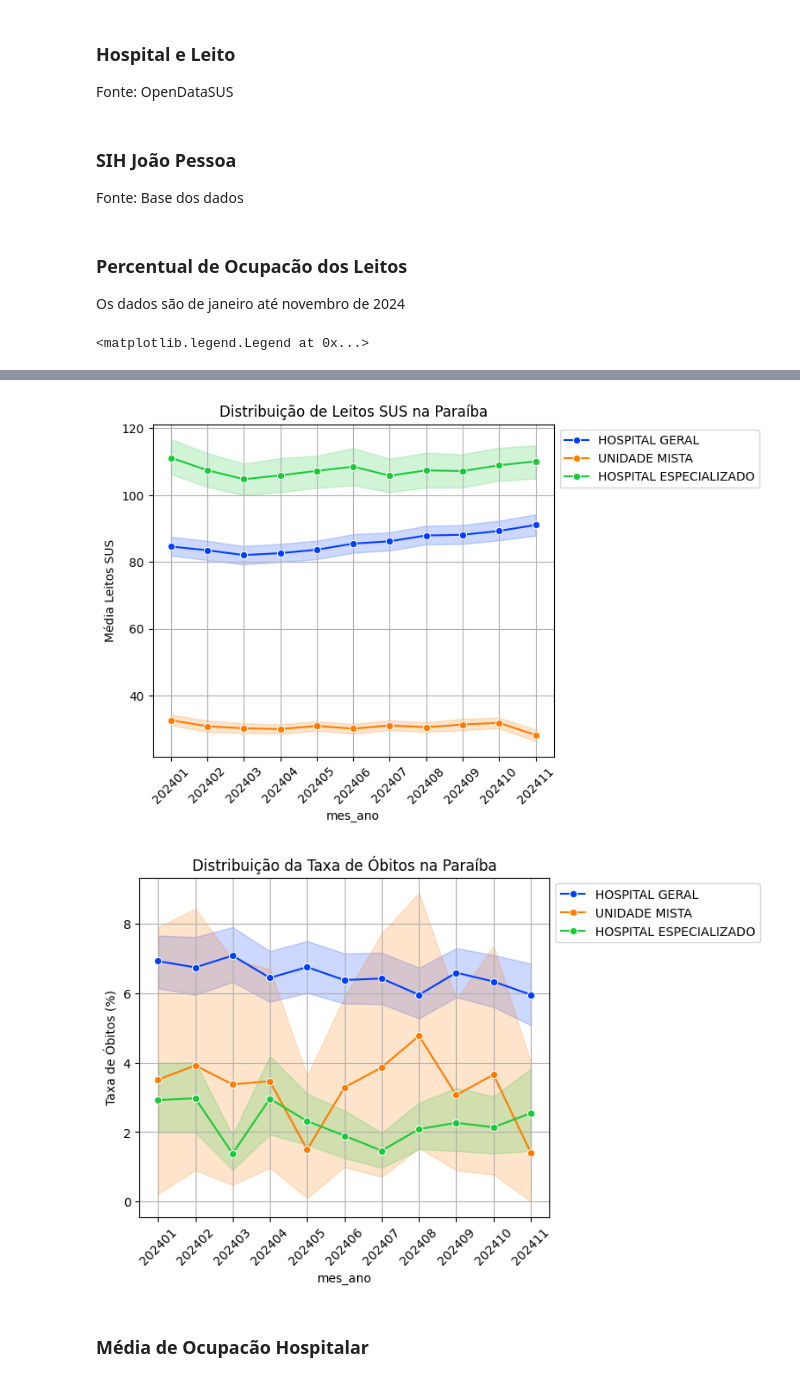
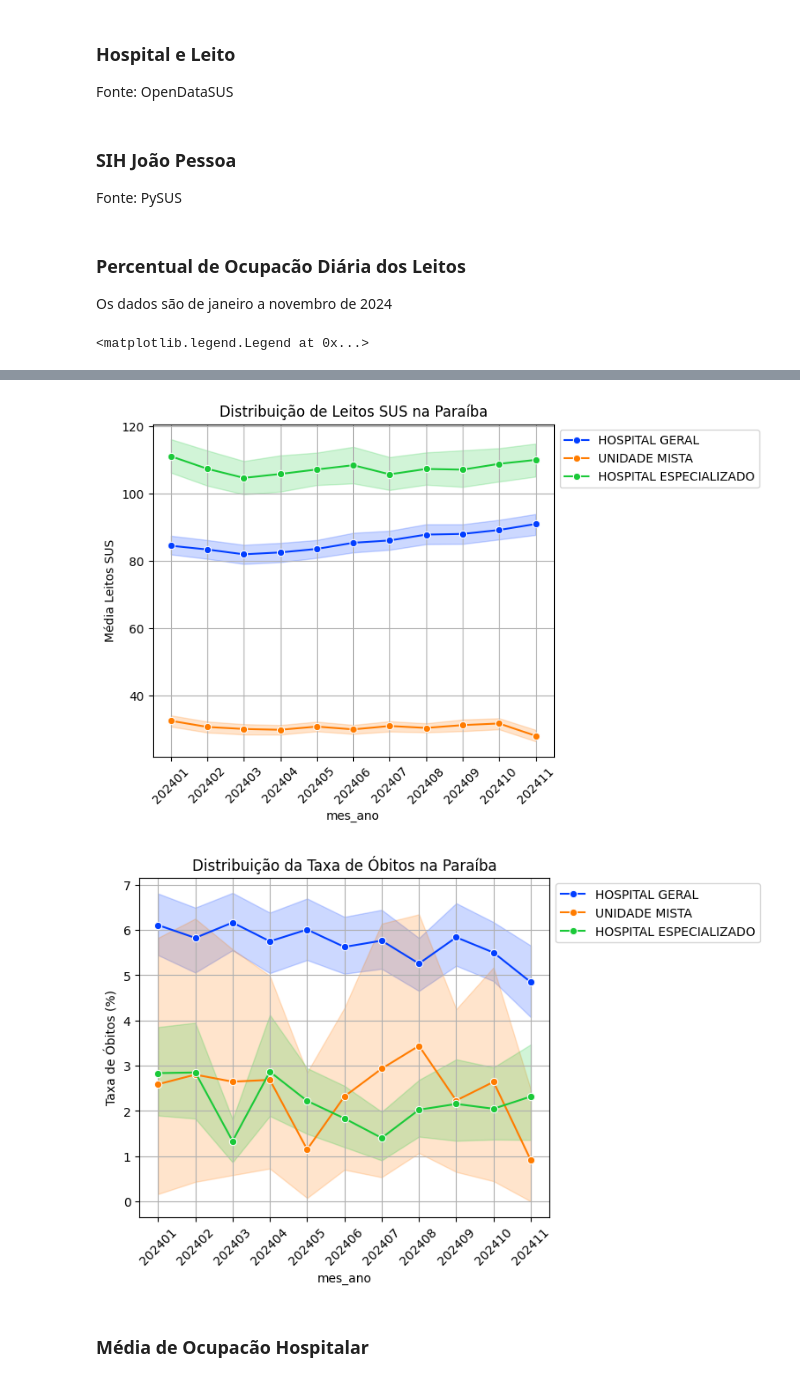
Before and after one commit to ceciliapaiva/analise-superlotacao-hospitais-pb, a Jupyter notebook: relatorio.ipynb, the cells around one changed output, grey strips where cells are left out. Drawn from its saved outputs; the diff is of its cells as text; code cells hidden in the pictures.

```diff
--- a/relatorio.ipynb
+++ b/relatorio.ipynb
@@ -30,7 +30,7 @@ hospital_e_leitos_pb['TIPO_GESTAO'] = hospital_e_leitos_pb['TIPO_GESTAO'].replac
 })
 # %% [markdown]
 ### SIH João Pessoa
-Fonte: Base dos dados
+Fonte: PySUS
 # %%
 # Dicionário de Variáveis (https://pcdas.icict.fiocruz.br/conjunto-de-dados/sistema-de-informacoes-hospitalares-do-sus-sihsus/dicionario-de-variaveis/)
 sih_pb_2024 = pd.read_csv('dados/dados_sih_pb_2024.csv')
@@ -66,8 +66,8 @@ sih_pb_2024 = sih_pb_2024.rename(columns={
 
 sih_pb_2024 = sih_pb_2024[sih_pb_2024['MES_CMPT'] <= 11]
 # %% [markdown]
-### Percentual de Ocupacão dos Leitos
-Os dados são de janeiro até novembro de 2024
+### Percentual de Ocupacão Diária dos Leitos
+Os dados são de janeiro a novembro de 2024
 # %%
 # pegando apenas o ano e mes e inserindo em nova coluna
 sih_pb_2024['mes_ano'] = sih_pb_2024['dt_internacao'].astype(str).str[:6]
@@ -82,53 +82,56 @@ qtd_saidas = qtd_saidas.rename(columns={'mes_ano_saida': 'mes_ano', 'dt_saida':
 qtd_entradas = qtd_entradas.rename(columns={'dt_internacao': 'data'})
 qtd_leitos_sus = hospital_e_leitos_pb[['ID_CNES', 'mes_ano_leitos', 'LEITOS_SUS']]
 sih_pb_2024['data'] = sih_pb_2024['dt_internacao']
-taxa_obitos_pct = sih_pb_2024.groupby(['id_cnes', 'mes_ano', 'data'])['obito'].mean().mul(100).reset_index(name='taxa_obito_pct')
+taxa_obitos_pct = sih_pb_2024.groupby(['id_cnes', 'mes_ano', 'data'])['obito'].mean().mul(100).round(2).reset_index(name='taxa_obito_pct')
+
 # juntando e limpando o novo df
-df_ocupacao_mensal = pd.merge(qtd_entradas, qtd_saidas, on=['id_cnes', 'mes_ano', 'data'], how='outer')
-df_ocupacao_mensal = pd.merge(df_ocupacao_mensal, hospital_e_leitos_pb[['ID_CNES', 'mes_ano_leitos', 'LEITOS_SUS', 'DS_TIPO_UNIDADE']], left_on=['id_cnes', 'mes_ano'], right_on=['ID_CNES', 'mes_ano_leitos'], how='left')
-df_ocupacao_mensal = pd.merge(df_ocupacao_mensal, taxa_obitos_pct, on=['id_cnes', 'mes_ano', 'data'], how='left')
+df_ocupacao_diaria = pd.merge(qtd_entradas, qtd_saidas, on=['id_cnes', 'mes_ano', 'data'], how='outer')
+df_ocupacao_diaria = pd.merge(df_ocupacao_diaria, hospital_e_leitos_pb[['ID_CNES', 'mes_ano_leitos', 'LEITOS_SUS', 'DS_TIPO_UNIDADE']], left_on=['id_cnes', 'mes_ano'], right_on=['ID_CNES', 'mes_ano_leitos'], how='left')
+df_ocupacao_diaria = pd.merge(df_ocupacao_diaria, taxa_obitos_pct, on=['id_cnes', 'mes_ano', 'data'], how='left')
 
-df_ocupacao_mensal = df_ocupacao_mensal.drop(['mes_ano_leitos', 'ID_CNES'], axis=1)
-df_ocupacao_mensal = df_ocupacao_mensal.rename(columns={'LEITOS_SUS': 'total_leitos_sus'})
-df_ocupacao_mensal = df_ocupacao_mensal[df_ocupacao_mensal['total_leitos_sus'].notna()]
-df_ocupacao_mensal['qtd_entradas'] = df_ocupacao_mensal['qtd_entradas'].fillna(0).astype(int)
-df_ocupacao_mensal['qtd_saidas'] = df_ocupacao_mensal['qtd_saidas'].fillna(0).astype(int)
-df_ocupacao_mensal['total_leitos_sus'] = df_ocupacao_mensal['total_leitos_sus'].astype(int)
+df_ocupacao_diaria = df_ocupacao_diaria.drop(['mes_ano_leitos', 'ID_CNES'], axis=1)
+df_ocupacao_diaria = df_ocupacao_diaria.rename(columns={'LEITOS_SUS': 'total_leitos_sus'})
+df_ocupacao_diaria = df_ocupacao_diaria[df_ocupacao_diaria['total_leitos_sus'].notna()]
+df_ocupacao_diaria['qtd_entradas'] = df_ocupacao_diaria['qtd_entradas'].fillna(0).astype(int)
+df_ocupacao_diaria['qtd_saidas'] = df_ocupacao_diaria['qtd_saidas'].fillna(0).astype(int)
+df_ocupacao_diaria['total_leitos_sus'] = df_ocupacao_diaria['total_leitos_sus'].astype(int)
+df_ocupacao_diaria['taxa_obito_pct'] = df_ocupacao_diaria['taxa_obito_pct'].fillna(0)
 
-df_ocupacao_mensal['dif_entrada_saida'] = df_ocupacao_mensal['qtd_entradas'] - df_ocupacao_mensal['qtd_saidas']
-df_ocupacao_mensal['leitos_ocupados'] = df_ocupacao_mensal.groupby(['id_cnes'])['dif_entrada_saida'].cumsum()
+df_ocupacao_diaria['dif_entrada_saida'] = df_ocupacao_diaria['qtd_entradas'] - df_ocupacao_diaria['qtd_saidas']
+df_ocupacao_diaria['leitos_ocupados'] = df_ocupacao_diaria.groupby(['id_cnes'])['dif_entrada_saida'].cumsum()
 
-df_ocupacao_mensal['taxa_ocupacao_pct'] = (df_ocupacao_mensal['leitos_ocupados'] / df_ocupacao_mensal['total_leitos_sus']) * 100
-df_ocupacao_mensal['taxa_ocupacao_pct'] = df_ocupacao_mensal['taxa_ocupacao_pct'].round(2)
+# Calculando a taxa de ocupação diária
+df_ocupacao_diaria['taxa_ocupacao_diaria_pct'] = (df_ocupacao_diaria['leitos_ocupados'] / df_ocupacao_diaria['total_leitos_sus']) * 100
+df_ocupacao_diaria['taxa_ocupacao_diaria_pct'] = df_ocupacao_diaria['taxa_ocupacao_diaria_pct'].round(2)
 
 
 plt.title('Distribuição da Taxa de Ocupação dos Leitos SUS na Paraíba')
 plt.ylabel('Taxa de Ocupacao (%)')
 plt.grid(True)
 plt.xticks(rotation=45)
-sns.lineplot(data=df_ocupacao_mensal, x="mes_ano", y="taxa_ocupacao_pct", hue="DS_TIPO_UNIDADE", palette="bright", marker="o")
+sns.lineplot(data=df_ocupacao_diaria, x="mes_ano", y="taxa_ocupacao_diaria_pct", hue="DS_TIPO_UNIDADE", palette="bright", marker="o")
 plt.legend(loc='upper left', bbox_to_anchor=(1, 1))
 
 plt.subplots(figsize=(6, 5))
 plt.title('Distribuição de Leitos SUS na Paraíba')
 plt.ylabel('Média Leitos SUS')
 plt.grid(True)
 plt.xticks(rotation=45)
-sns.lineplot(data=df_ocupacao_mensal, x="mes_ano", y="total_leitos_sus", hue="DS_TIPO_UNIDADE", palette="bright", marker="o")
+sns.lineplot(data=df_ocupacao_diaria, x="mes_ano", y="total_leitos_sus", hue="DS_TIPO_UNIDADE", palette="bright", marker="o")
 plt.legend(loc='upper left', bbox_to_anchor=(1, 1))
 
 plt.subplots(figsize=(6, 5))
 plt.title('Distribuição da Taxa de Óbitos na Paraíba')
 plt.ylabel('Taxa de Óbitos (%)')
 plt.grid(True)
 plt.xticks(rotation=45)
-sns.lineplot(data=df_ocupacao_mensal, x="mes_ano", y="taxa_obito_pct", hue="DS_TIPO_UNIDADE", palette="bright", marker="o")
+sns.lineplot(data=df_ocupacao_diaria, x="mes_ano", y="taxa_obito_pct", hue="DS_TIPO_UNIDADE", palette="bright", marker="o")
 plt.legend(loc='upper left', bbox_to_anchor=(1, 1))
 # %% [output]
 <matplotlib.legend.Legend at 0x...>
 [figure]
 [figure]
-[figure, old version]
+[figure, new version]
 # %% [markdown]
 ### Média de Ocupacão Hospitalar
 # %%
```
Also changed, not shown: parts of 4 cells of this notebook.
